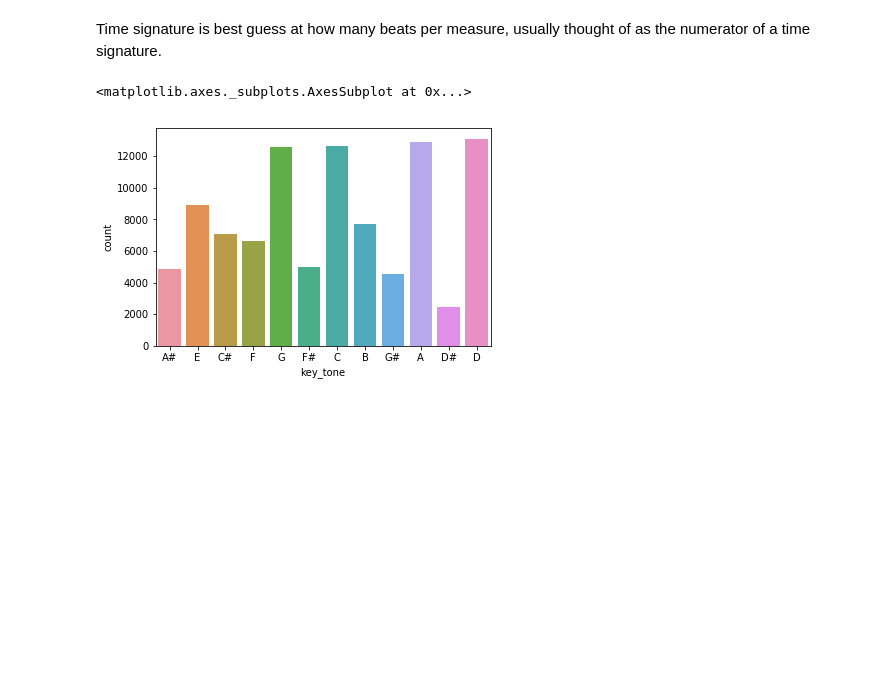
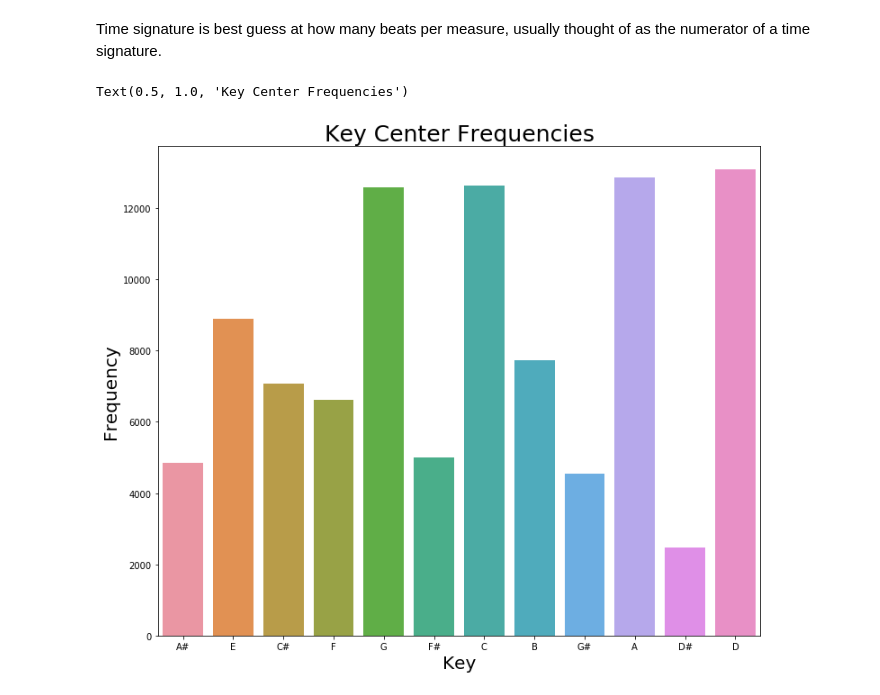
Before and after one commit to RMExe/Clustersong, a Jupyter notebook: code/02_eda.ipynb, the cells around one changed output. Saved outputs shown, nothing was run; the diff lists cells and outputs as text; code cells hidden in the pictures; blank space fills up the shorter version.

```diff
--- a/code/02_eda.ipynb
+++ b/code/02_eda.ipynb
@@ -161,7 +167,11 @@ sns.barplot(x=[4,3,5,1,0], y=df.time_signature.value_counts())
 # %% [markdown]
 Time signature is best guess at how many beats per measure, usually thought of as the numerator of a time signature.
-# %%
-sns.countplot(df.key_tone)
-# %% [output]
-<matplotlib.axes._subplots.AxesSubplot at 0x...>
-[figure, removed]
+# %%
+plt.figure(figsize=(12,10))
+sns.countplot(x="key_tone",data=df)
+plt.xlabel("Key",size=20)
+plt.ylabel("Frequency",size=20)
+plt.title("Key Center Frequencies", size=25)
+# %% [output]
+Text(0.5, 1.0, 'Key Center Frequencies')
+[figure, added]
```
Also changed, not shown: parts of 22 cells of this notebook, 2 other files.
